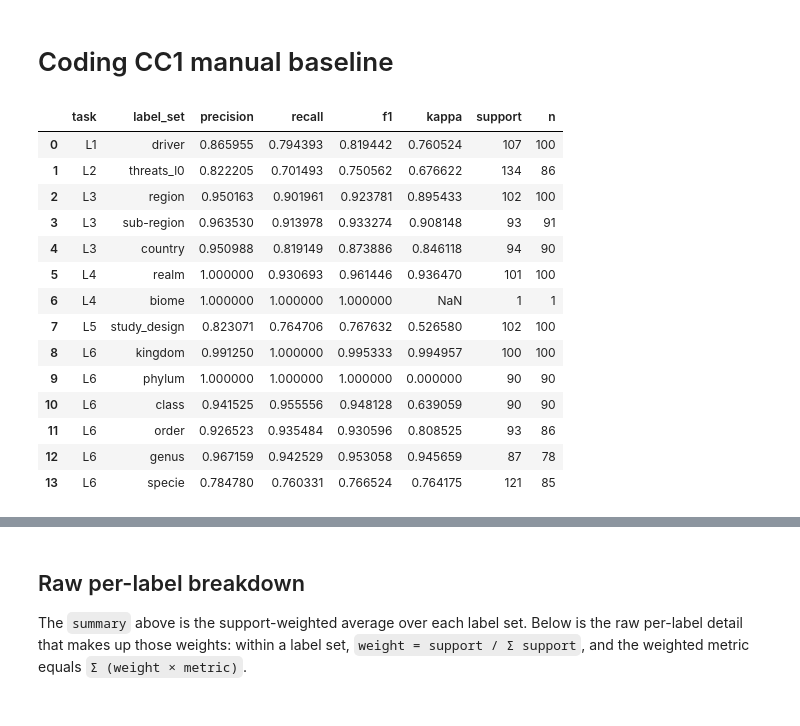
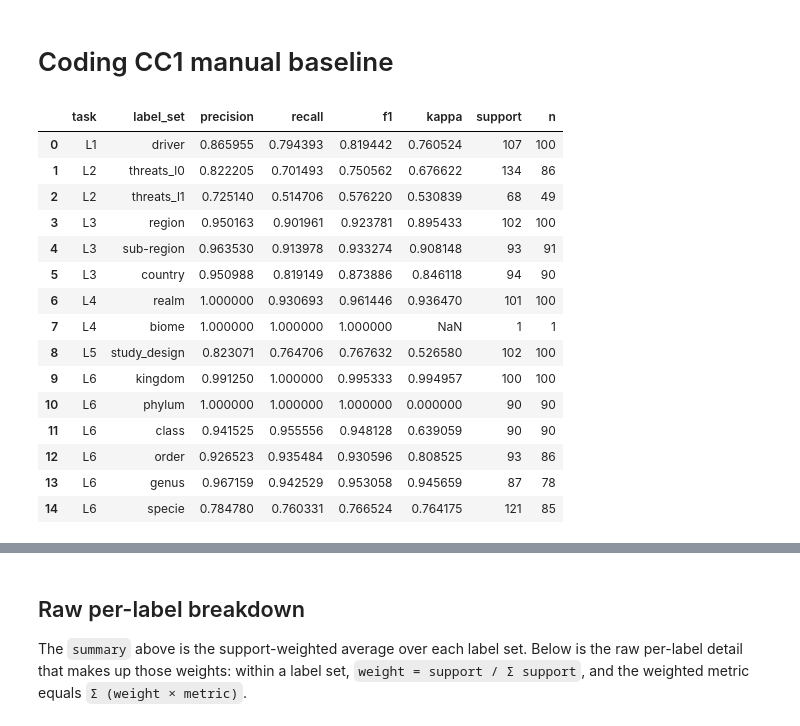
Before and after one commit to hunaindot/biodiversity-change-systematic-map, a Jupyter notebook: notebooks/coding_cc1_manual_baseline.ipynb, the cells around one changed output, grey strips where cells are left out. Drawn from its saved outputs; the diff is of its cells as text; code cells hidden in the pictures.

Commit message:
cc1-coding-threats-l1 addition

```diff
--- a/notebooks/coding_cc1_manual_baseline.ipynb
+++ b/notebooks/coding_cc1_manual_baseline.ipynb
@@ -102,10 +102,18 @@ def collect(task, label_set, df, truth_col, pred_col, normalizer, include_mask=N
 df = merge_manual_truth("l1_manual_sample")
 collect("L1", "driver", df, "driver", "driver_pred", to_label_set)
 
-# L2 (manual workbook currently covers threats_l0 only)
+# L2
 df = merge_manual_truth("l2_manual_sample")
-mask = no_banned_mask(df, ["threats_l0", "threats_l0_pred"], {"no threat_l2 candidates found", "no threat_l1 candidates found", "unclear"})
-collect("L2", "threats_l0", df, "threats_l0", "threats_l0_pred", normalize_threat_labels, include_mask=mask)
+_BANNED_L2 = {"no threat_l2 candidates found", "no threat_l1 candidates found", "unclear"}
+
+mask_l0 = no_banned_mask(df, ["threats_l0", "threats_l0_pred"], _BANNED_L2)
+collect("L2", "threats_l0", df, "threats_l0", "threats_l0_pred", normalize_threat_labels, include_mask=mask_l0)
+
+# threats_l1 is only partially annotated in the manual workbook (~50/100 rows); score only
+# rows that have BOTH a manual annotation and a real truth label (the notna() clause; the
+# collect() scorer already drops rows whose truth is empty)
+mask_l1 = no_banned_mask(df, ["threats_l1", "threats_l1_pred"], _BANNED_L2) & df["threats_l1_pred"].notna()
+collect("L2", "threats_l1", df, "threats_l1", "threats_l1_pred", normalize_threat_labels, include_mask=mask_l1)
 
 # L3
 df = merge_manual_truth("l3_manual_sample")
@@ -118,45 +126,46 @@ for truth_col, pred_col, normalizer in [
 
 # L4
 df = merge_manual_truth("l4_manual_sample")
 collect("L4", "realm", df, "realm", "realm_pred", to_label_set)
 mask = no_banned_mask(df, ["biome", "biome_pred"], {"no biome candidates found"}, lowercase=True)
 collect("L4", "biome", df, "biome", "biome_pred", to_label_set, include_mask=mask)
 
 # L5
 df = merge_manual_truth("l5_manual_sample")
 collect("L5", "study_design", df, "study_design", "study_design_pred", to_label_set)
 
 # L6
 df = merge_manual_truth("l6_manual_sample")
 for truth_col, pred_col in [
     ("kingdom", "kingdom_pred"),
     ("phylum", "phylum_pred"),
     ("class", "class_pred"),
     ("order", "order_pred"),
     ("genus", "genus_pred"),
     ("specie", "specie_pred"),
 ]:
     mask = no_banned_mask(df, [truth_col, pred_col], {"not applicable", "unclear"})
     collect("L6", truth_col, df, truth_col, pred_col, to_label_set, include_mask=mask)
 
 summary = pd.DataFrame(results, columns=["task", "label_set", "precision", "recall", "f1", "kappa", "support", "n"])
 summary
 # %% [output]
 |  | task | label_set | precision | recall | f1 | kappa | support | n |
 | 0 | L1 | driver | 0.865955 | 0.794393 | 0.819442 | 0.760524 | 107 | 100 |
 | 1 | L2 | threats_l0 | 0.822205 | 0.701493 | 0.750562 | 0.676622 | 134 | 86 |
-| 2 | L3 | region | 0.950163 | 0.901961 | 0.923781 | 0.895433 | 102 | 100 |
-| 3 | L3 | sub-region | 0.963530 | 0.913978 | 0.933274 | 0.908148 | 93 | 91 |
-| 4 | L3 | country | 0.950988 | 0.819149 | 0.873886 | 0.846118 | 94 | 90 |
-| 5 | L4 | realm | 1.000000 | 0.930693 | 0.961446 | 0.936470 | 101 | 100 |
-| 6 | L4 | biome | 1.000000 | 1.000000 | 1.000000 | NaN | 1 | 1 |
-| 7 | L5 | study_design | 0.823071 | 0.764706 | 0.767632 | 0.526580 | 102 | 100 |
-| 8 | L6 | kingdom | 0.991250 | 1.000000 | 0.995333 | 0.994957 | 100 | 100 |
-| 9 | L6 | phylum | 1.000000 | 1.000000 | 1.000000 | 0.000000 | 90 | 90 |
-| 10 | L6 | class | 0.941525 | 0.955556 | 0.948128 | 0.639059 | 90 | 90 |
-| 11 | L6 | order | 0.926523 | 0.935484 | 0.930596 | 0.808525 | 93 | 86 |
-| 12 | L6 | genus | 0.967159 | 0.942529 | 0.953058 | 0.945659 | 87 | 78 |
-| 13 | L6 | specie | 0.784780 | 0.760331 | 0.766524 | 0.764175 | 121 | 85 |
+| 2 | L2 | threats_l1 | 0.725140 | 0.514706 | 0.576220 | 0.530839 | 68 | 49 |
+| 3 | L3 | region | 0.950163 | 0.901961 | 0.923781 | 0.895433 | 102 | 100 |
+| 4 | L3 | sub-region | 0.963530 | 0.913978 | 0.933274 | 0.908148 | 93 | 91 |
+| 5 | L3 | country | 0.950988 | 0.819149 | 0.873886 | 0.846118 | 94 | 90 |
+| 6 | L4 | realm | 1.000000 | 0.930693 | 0.961446 | 0.936470 | 101 | 100 |
+| 7 | L4 | biome | 1.000000 | 1.000000 | 1.000000 | NaN | 1 | 1 |
+| 8 | L5 | study_design | 0.823071 | 0.764706 | 0.767632 | 0.526580 | 102 | 100 |
+| 9 | L6 | kingdom | 0.991250 | 1.000000 | 0.995333 | 0.994957 | 100 | 100 |
+| 10 | L6 | phylum | 1.000000 | 1.000000 | 1.000000 | 0.000000 | 90 | 90 |
+| 11 | L6 | class | 0.941525 | 0.955556 | 0.948128 | 0.639059 | 90 | 90 |
+| 12 | L6 | order | 0.926523 | 0.935484 | 0.930596 | 0.808525 | 93 | 86 |
+| 13 | L6 | genus | 0.967159 | 0.942529 | 0.953058 | 0.945659 | 87 | 78 |
+| 14 | L6 | specie | 0.784780 | 0.760331 | 0.766524 | 0.764175 | 121 | 85 |
 # %%
 summary.assign(
     precision=(summary["precision"] * 100).round(2),
```
Also changed, not shown: parts of 7 cells of this notebook, 2 other files.
